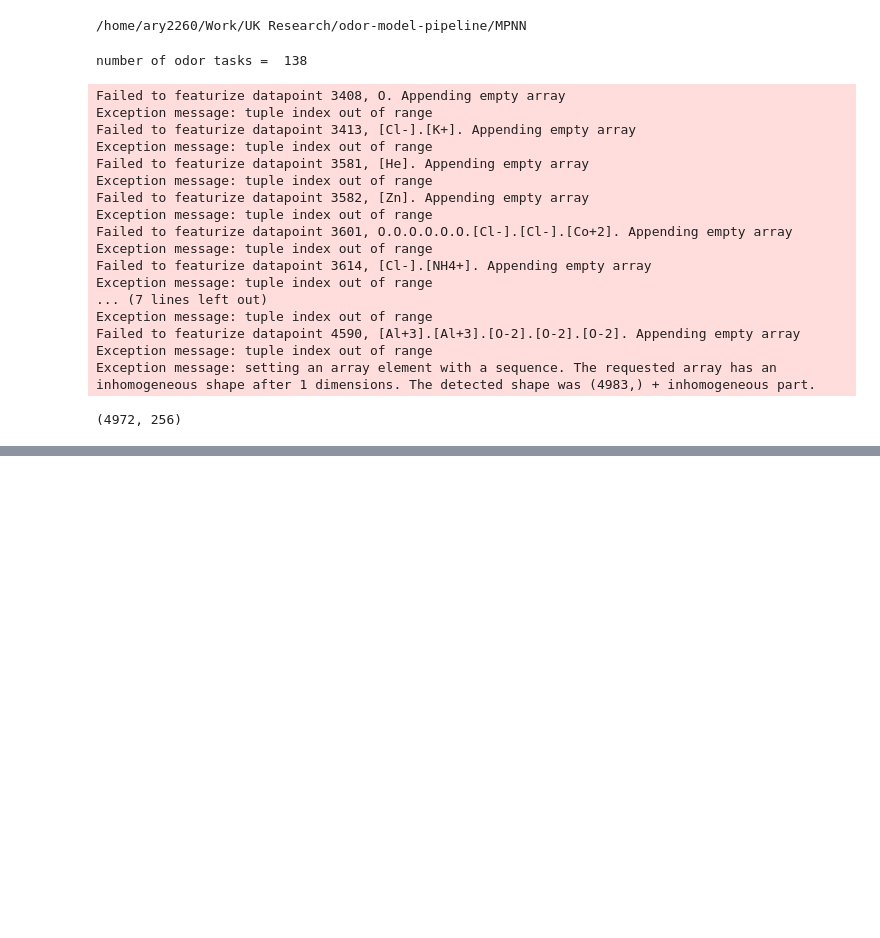
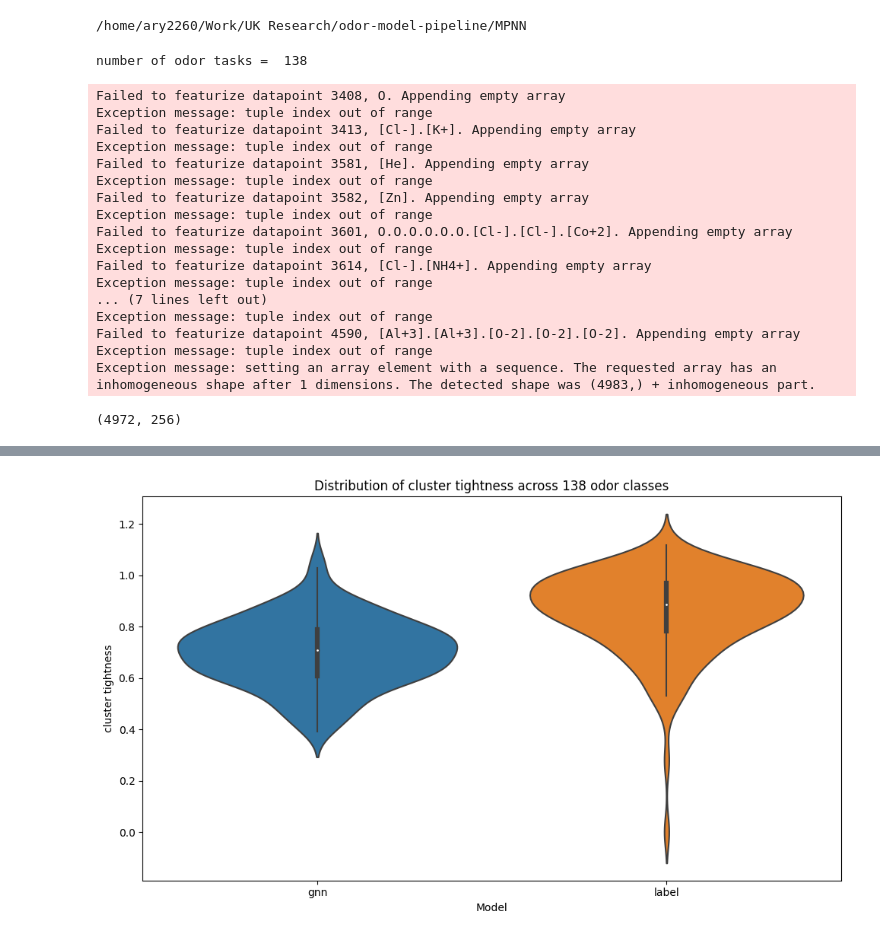
Before and after one commit to ARY2260/odor-model-pipeline, a Jupyter notebook: MPNN/pca.ipynb, the cells around one changed output, grey strips where cells are left out. Saved outputs shown, nothing was run; the diff lists cells and outputs as text; code cells hidden in the pictures; blank space fills up the shorter version.

```diff
--- a/MPNN/pca.ipynb
+++ b/MPNN/pca.ipynb
@@ -167,0 +455,38 @@ pom_frame(model, dataset, 55)
+# %%
+import matplotlib.pyplot as plt
+import numpy as np
+import seaborn as sns
+
+
+# Create a list of data to plot
+data_to_plot = [df_main['Cluster tightness embeddings'], df_main['Cluster tightness labels']]
+df_temp = pd.DataFrame()
+df_temp['Cluster tightness'] = df_main['Cluster tightness embeddings']
+df_temp['Type'] = df_temp['Cluster tightness'].apply(lambda x: 'gnn')
+
+df_temp2 = pd.DataFrame()
+df_temp2['Cluster tightness'] = df_main['Cluster tightness labels']
+df_temp2['Type'] = df_temp2['Cluster tightness'].apply(lambda x: 'label')
+df_merged = pd.concat([df_temp, df_temp2], ignore_index=True)
+# %%
+
+# Create a figure and axis
+plt.figure(figsize=(10, 6))
+ax = plt.subplot()
+
+# Plot the first violin plot
+sns.violinplot(x='Type', y='Cluster tightness', data=df_merged)
+
+# Plot the second violin plot
+# sns.violinplot(y='Cluster tightness labels', data=df_main, ax=ax, inner="quartile", palette="Set2")
+
+# Set labels and title
+plt.xlabel("Model")
+plt.ylabel("cluster tightness")
+plt.title("Distribution of cluster tightness across 138 odor classes")
+
+# Show the plot
+plt.tight_layout()
+plt.show()
+# %% [output]
+[figure, added]
```
Also changed, not shown: parts of 32 cells of this notebook, 8 other files.
